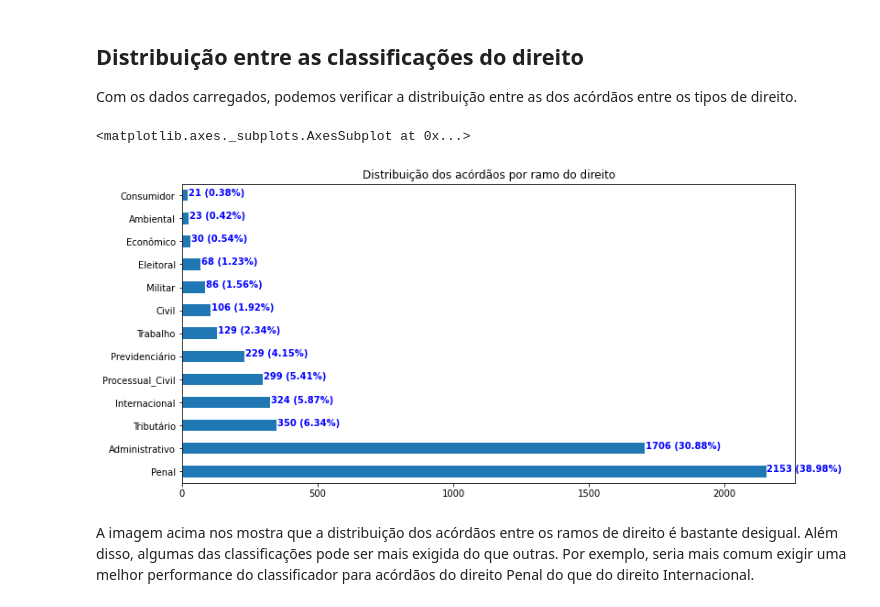
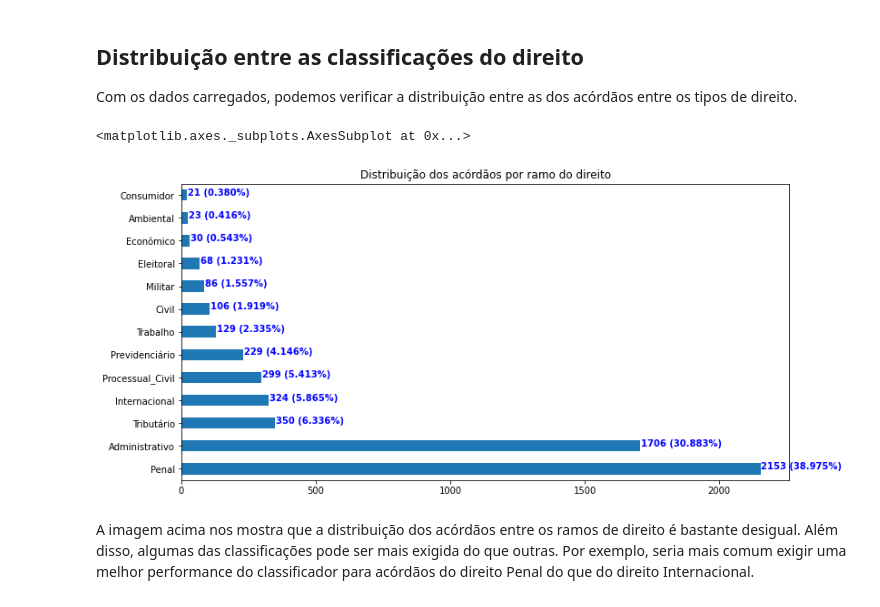
Before and after one commit to yurickyh/JudgementClassifier, a Jupyter notebook: model/Descriptive_Data_Analysis.ipynb, the cells around one changed output. Cells and saved outputs as stored; diff of their text form; code cells hidden in the pictures.

```diff
--- a/model/Descriptive_Data_Analysis.ipynb
+++ b/model/Descriptive_Data_Analysis.ipynb
@@ -177,18 +177,18 @@ Com os dados carregados, podemos verificar a distribuição entre as dos acórd
 # %%
 fig, ax = plt.subplots(figsize=(12, 6))
 
 total_documents = data.shape[0]
 
 for index, frequency in enumerate(data["ramo"].value_counts()):
     percentage = frequency / total_documents * 100
-    display_value = "{frequency} ({:.2f}%)".format(percentage, frequency=frequency)
+    display_value = "{frequency} ({:.3f}%)".format(percentage, frequency=frequency)
     ax.text(frequency + 3, index, display_value, color='blue', fontweight='bold')
 
 plt.title(label='Distribuição dos acórdãos por ramo do direito', fontweight=10)
 data["ramo"].value_counts().plot.barh()
 # %% [output]
 <matplotlib.axes._subplots.AxesSubplot at 0x...>
-[figure, old version]
+[figure, new version]
 # %% [markdown]
 A imagem acima nos mostra que a distribuição dos acórdãos entre os ramos de direito é bastante desigual. Além disso, algumas das classificações pode ser mais exigida do que outras. Por exemplo, seria mais comum exigir uma melhor performance do classificador para acórdãos do direito Penal do que do direito Internacional.
 # %% [markdown]
```
Also changed, not shown: parts of 1 cell of this notebook.
